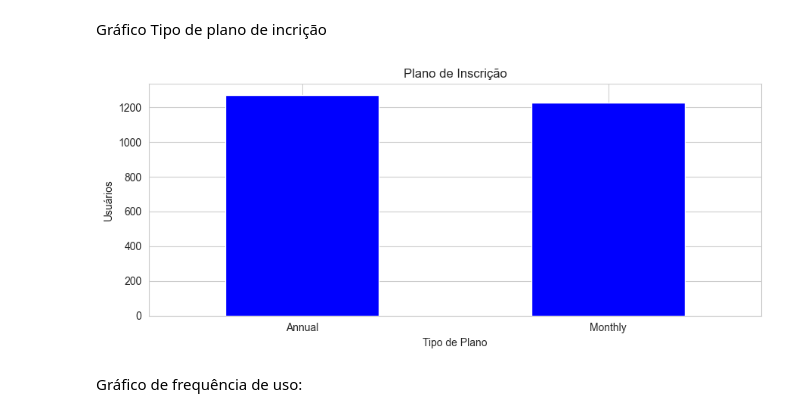
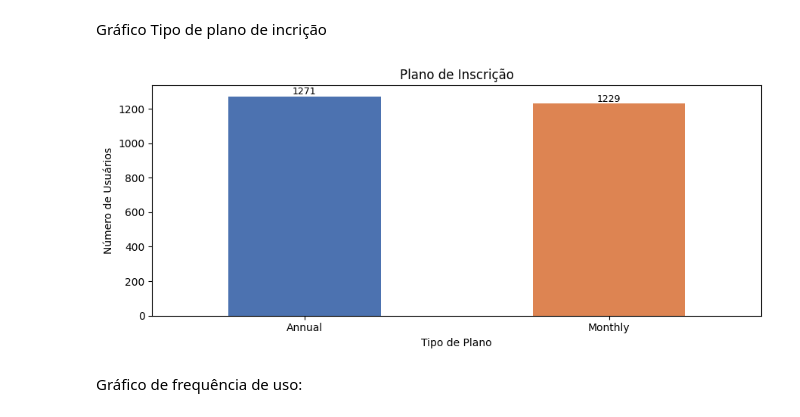
Before and after one commit to RafaelEliaas/PrimeVideoAnalysis, a Jupyter notebook: PrimeVideoAnalysis.ipynb, the cells around one changed output. Drawn from its saved outputs; the diff is of its cells as text; code cells hidden in the pictures.

```diff
--- a/PrimeVideoAnalysis.ipynb
+++ b/PrimeVideoAnalysis.ipynb
@@ -57,2 +54,0 @@ Código para exclusão de dados faltantes:
-# %%
-df.dropna(inplace=True)
@@ -102,11 +130,16 @@ Gráfico com a média de idade dos usuários:
 # %%
+plt.figure(figsize=(10, 6))
+n, bins, _ = plt.hist(df['Idade'], bins=30, alpha=0.7, color='blue', edgecolor='black')
+plt.axvline(media_idade, color='red', linestyle='--', label='Média de Idade')
 
-plt.figure(figsize=(10, 6))
-df['Idade'].hist(bins=30, alpha=0.7, color='blue')
-plt.axvline(media_idade, color='red', linestyle='--', label='Média de Idade')
-plt.title('Histograma da Idade dos Usuários do Prime Video')
+for i, bin_count in enumerate(n):
+    if bin_count > 0:
+        plt.text(bins[i] + (bins[i+1] - bins[i]) / 2, bin_count, str(int(bin_count)), ha='center', va='bottom', color='black')
+
+plt.title('Distribuição de Idade dos Usuários')
 plt.xlabel('Idade (anos)')
-plt.ylabel('Usuários')
+plt.ylabel('Número de Usuários')
 plt.legend()
+plt.grid(True, linestyle='--', alpha=0.5)
 plt.show()
 # %% [output]
@@ -116,12 +146,0 @@ Gráfico de destribuição de tempo de assinatura:
-# %%
-
-df['Tempo de Assinatura'] = (df['Membership End Date'] - df['Membership Start Date']).dt.days
-
-# Plotar o histograma do tempo de assinatura
-plt.figure(figsize=(10, 6))
-plt.hist(df['Tempo de Assinatura'], bins=30, color='blue', edgecolor='black', alpha=0.7)
-plt.title('Distribuição do Tempo de Assinatura')
-plt.xlabel('Tempo de Assinatura (dias)')
-plt.ylabel('Usuários')
-plt.grid(True)
-plt.show()
@@ -130,20 +147,27 @@ plt.show()
 # %% [markdown]
 Gráfico Tipo de plano de incrição
 # %%
+# Contagem dos planos de inscrição
 plano_inscricao = df['Subscription Plan'].value_counts()
 
+# Criando o gráfico de barras
+palette = sns.color_palette("deep", len(plano_inscricao))
 plt.figure(figsize=(9, 4))
-plano_inscricao.plot(kind='bar', color='blue')
+ax = plano_inscricao.plot(kind='bar', color=palette)
 
+# Adicionando os números totais acima de cada barra
+for i, v in enumerate(plano_inscricao):
+    ax.text(i, v + -1, str(v), ha='center', va='bottom', fontsize=9)  # Ajuste da posição vertical para aproximar dos valores das barras
+
+# Configurações adicionais do gráfico
 plt.title('Plano de Inscrição')
 plt.xlabel('Tipo de Plano')
-plt.ylabel('Usuários')
-
+plt.ylabel('Número de Usuários')
 plt.xticks(rotation=0)
 plt.tight_layout()
 plt.show()
 # %% [output]
-[figure, old version]
+[figure, new version]
 # %% [markdown]
 Gráfico de frequência de uso:
 # %%
```
Also changed, not shown: parts of 19 cells of this notebook.
